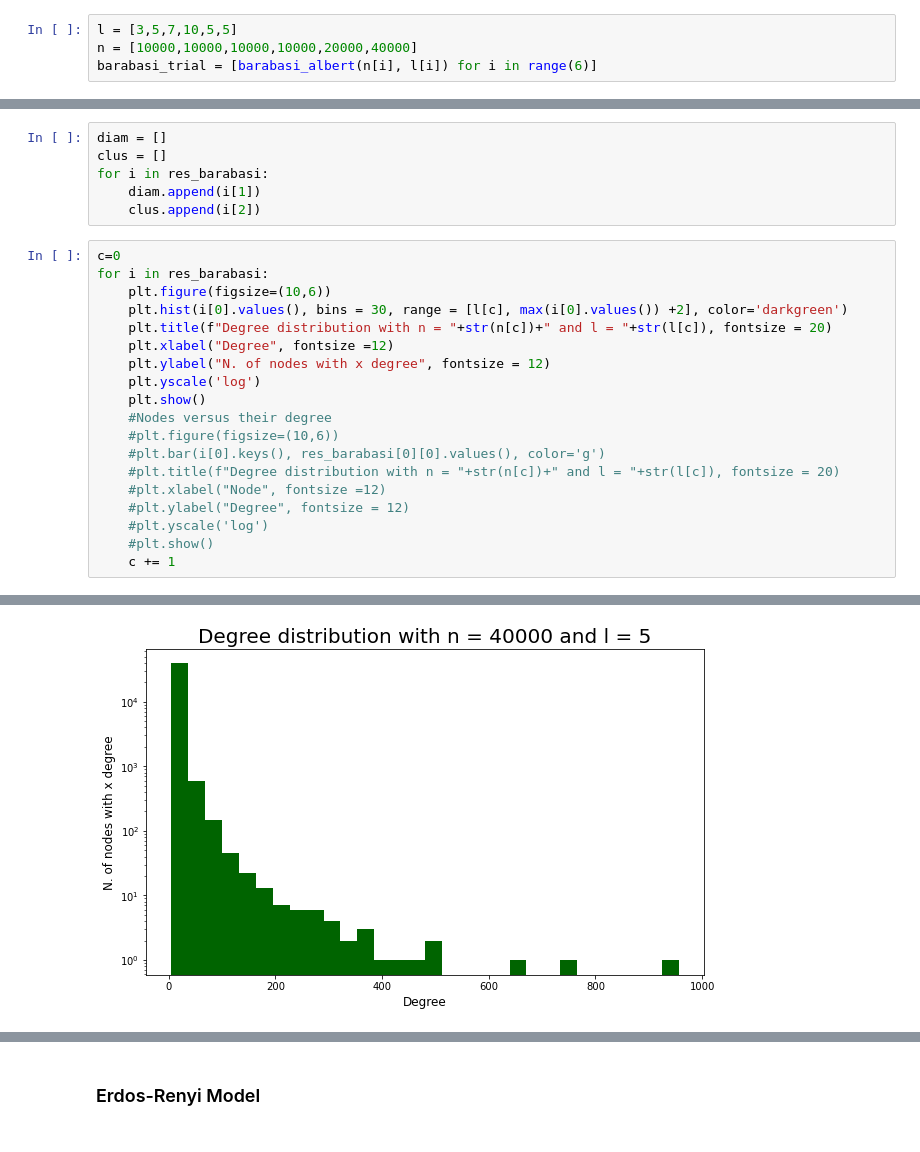
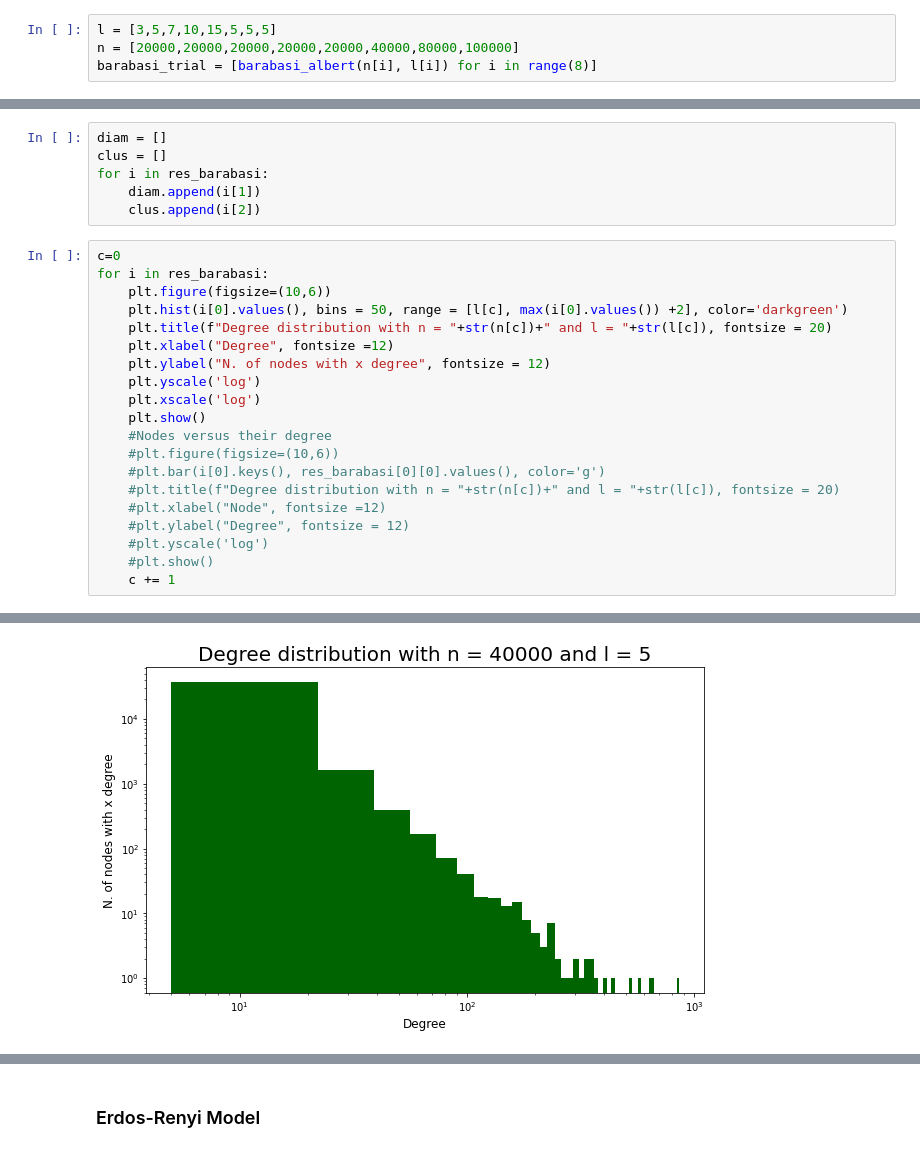
Before and after one commit to michele1783/Social-Network-and-Online-Markets, a Jupyter notebook: HW Social Network.ipynb, the cells around one changed output, grey strips where cells are left out. Cells and saved outputs as stored; diff of their text form.

```diff
--- a/HW Social Network.ipynb
+++ b/HW Social Network.ipynb
@@ -122,8 +122,8 @@ def erdos_hist(dic):
 # %% [markdown]
 ### Barabasi-Albert Model
 # %%
-l = [3,5,7,10,5,5]
-n = [10000,10000,10000,10000,20000,40000]
-barabasi_trial = [barabasi_albert(n[i], l[i]) for i in range(6)]
+l = [3,5,7,10,15,5,5,5]
+n = [20000,20000,20000,20000,20000,40000,80000,100000]
+barabasi_trial = [barabasi_albert(n[i], l[i]) for i in range(8)]
 # %%
 #l = [3,5]
@@ -143,11 +143,12 @@ for i in res_barabasi:
 c=0
 for i in res_barabasi:
     plt.figure(figsize=(10,6))
-    plt.hist(i[0].values(), bins = 30, range = [l[c], max(i[0].values()) +2], color='darkgreen')
+    plt.hist(i[0].values(), bins = 50, range = [l[c], max(i[0].values()) +2], color='darkgreen')
     plt.title(f"Degree distribution with n = "+str(n[c])+" and l = "+str(l[c]), fontsize = 20)
     plt.xlabel("Degree", fontsize =12)
     plt.ylabel("N. of nodes with x degree", fontsize = 12)
     plt.yscale('log')
+    plt.xscale('log')
     plt.show()
     #Nodes versus their degree
     #plt.figure(figsize=(10,6))
@@ -167 +168 @@ for i in res_barabasi:
-[figure, old version]
+[figure, new version]
```
Also changed, not shown: parts of 32 cells of this notebook.
